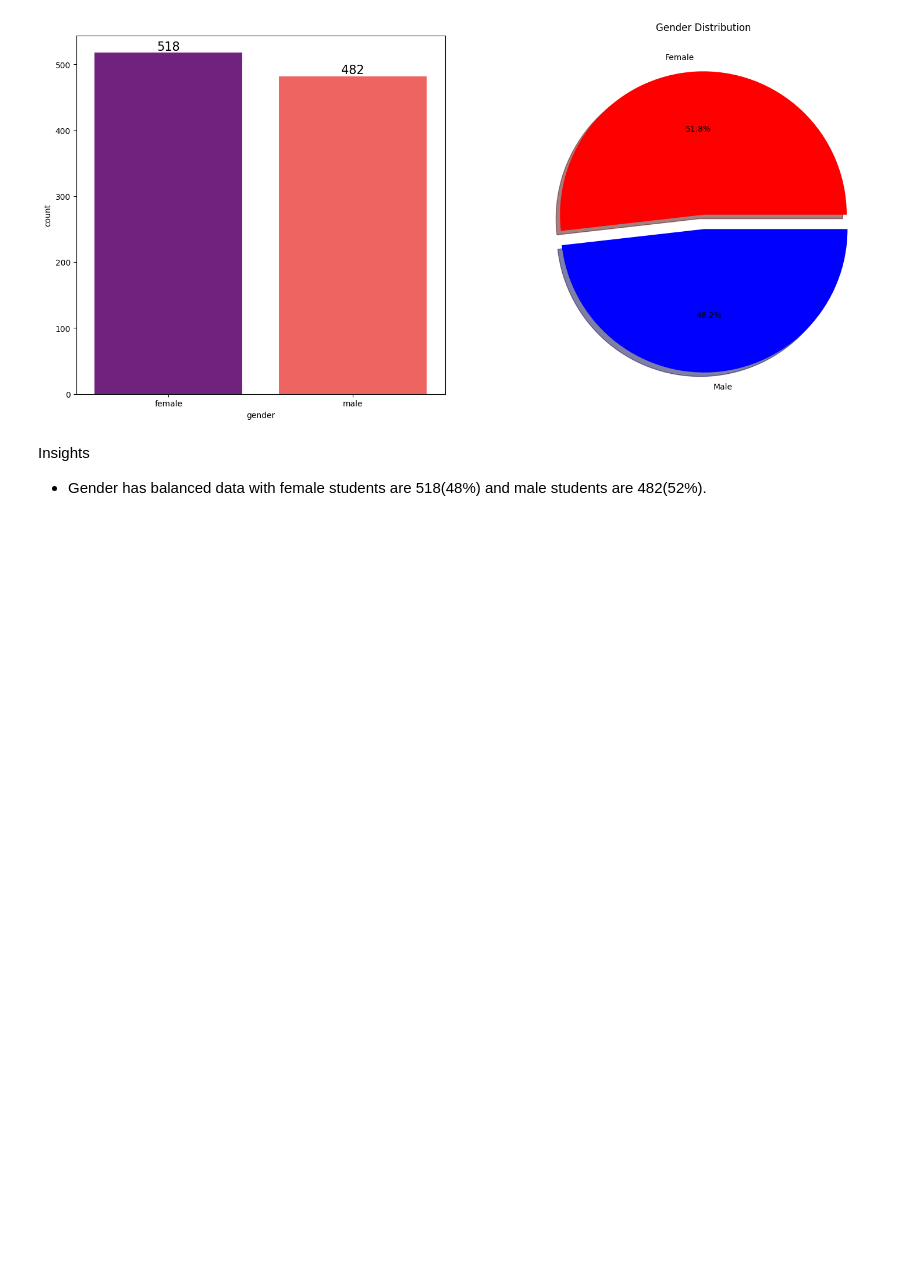
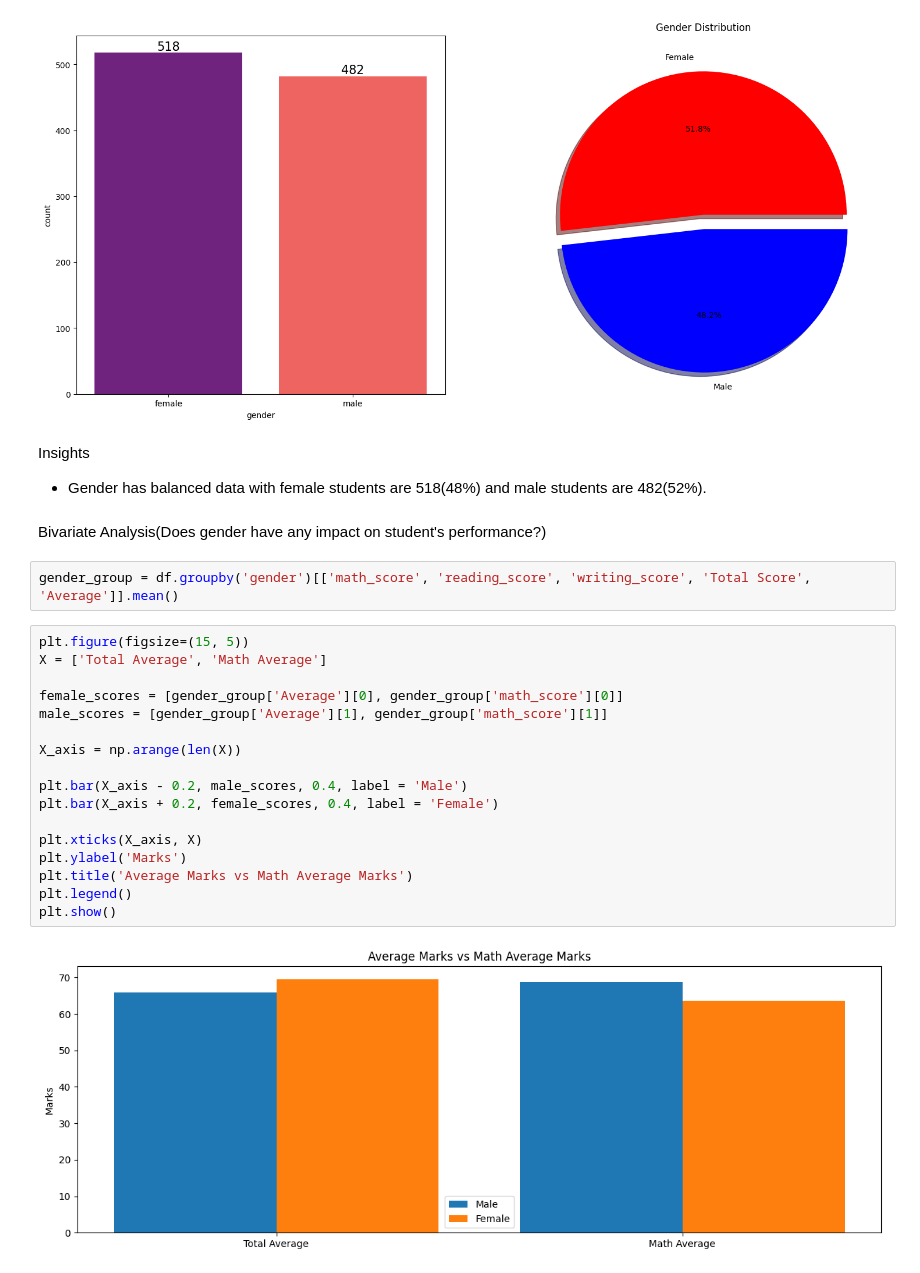
Before and after one commit to cyrolux123/ML-Project, a Jupyter notebook: notebook/EDA.ipynb, the cells around one changed output. Saved outputs shown, nothing was run; the diff lists cells and outputs as text; blank space fills up the shorter version.

```diff
--- a/notebook/EDA.ipynb
+++ b/notebook/EDA.ipynb
@@ -416,3 +416,26 @@ plt.show()
 # %% [markdown]
 Insights
 - Gender has balanced data with female students are 518(48%) and male students are 482(52%).
+# %% [markdown]
+Bivariate Analysis(Does gender have any impact on student's performance?)
+# %%
+gender_group = df.groupby('gender')[['math_score', 'reading_score', 'writing_score', 'Total Score', 'Average']].mean()
+# %%
+plt.figure(figsize=(15, 5))
+X = ['Total Average', 'Math Average']
+
+female_scores = [gender_group['Average'][0], gender_group['math_score'][0]]
+male_scores = [gender_group['Average'][1], gender_group['math_score'][1]]
+
+X_axis = np.arange(len(X))
+
+plt.bar(X_axis - 0.2, male_scores, 0.4, label = 'Male')
+plt.bar(X_axis + 0.2, female_scores, 0.4, label = 'Female')
+
+plt.xticks(X_axis, X)
+plt.ylabel('Marks')
+plt.title('Average Marks vs Math Average Marks')
+plt.legend()
+plt.show()
+# %% [output]
+[figure, added]
```
Also changed, not shown: parts of 11 cells of this notebook.
